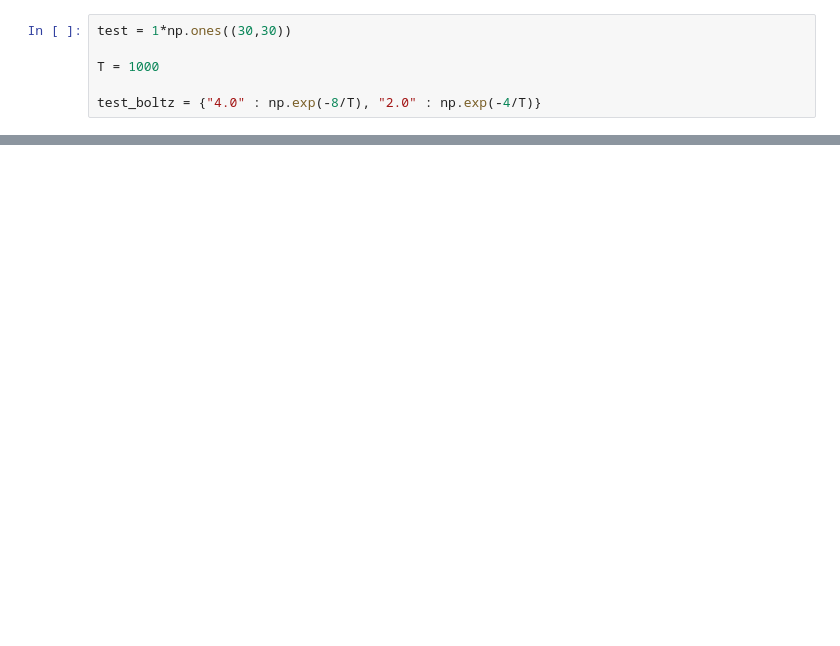
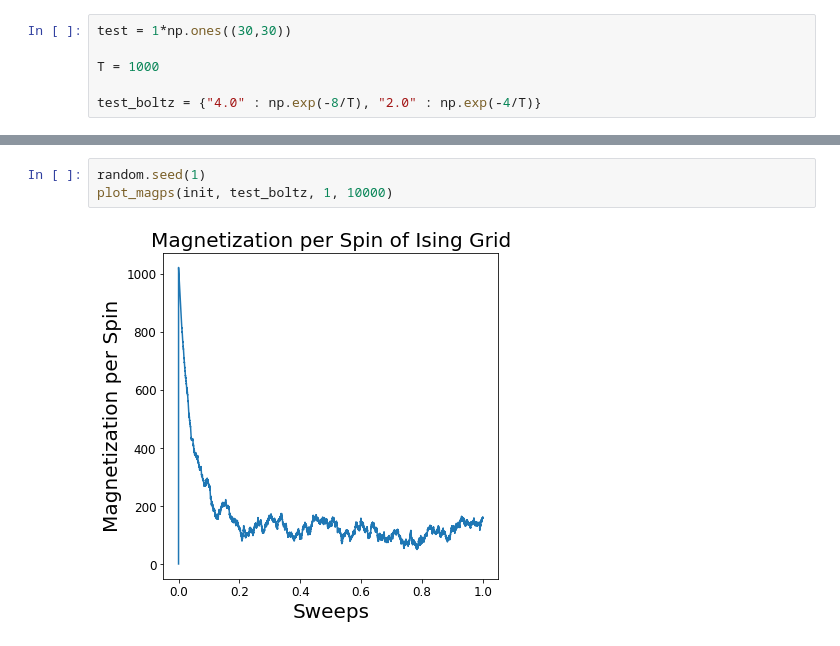
Before and after one commit to kaitshin/PHYSICS113-final-project, a Jupyter notebook: Metropolis.ipynb, the cells around one changed output, grey strips where cells are left out. Saved outputs shown, nothing was run; the diff lists cells and outputs as text; blank space fills up the shorter version.

```diff
--- a/Metropolis.ipynb
+++ b/Metropolis.ipynb
@@ -174,0 +273,5 @@ solution = plot_met_ising(init, test_boltz, 1, 10000)
+# %%
+random.seed(1)
+plot_magps(init, test_boltz, 1, 10000)
+# %% [output]
+[figure, added]
```
Also changed, not shown: parts of 6 cells of this notebook.
